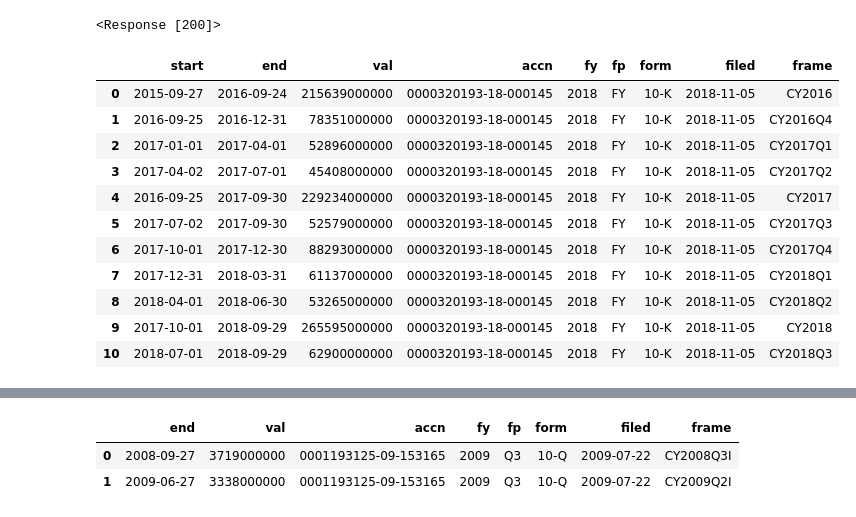
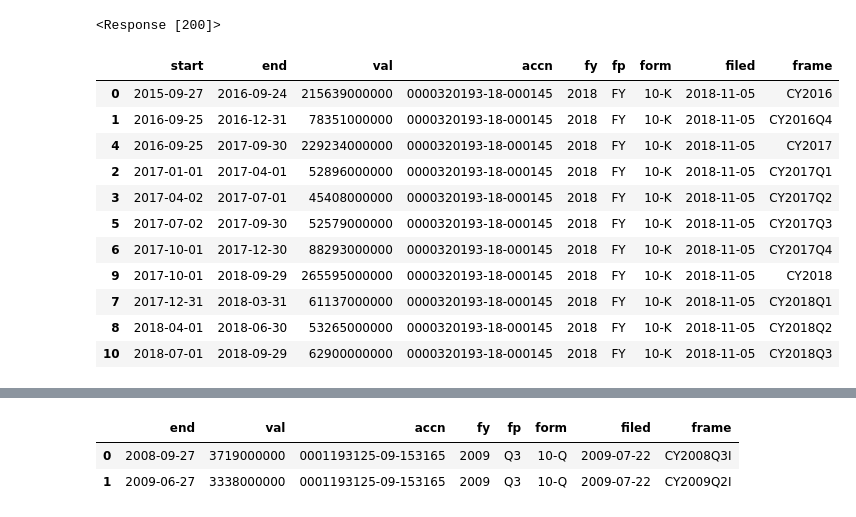
Before and after one commit to Nick2201/sec_gov_extract_info, a Jupyter notebook: sec_api/sec_api/0.ipynb, the cells around one changed output, grey strips where cells are left out. Drawn from its saved outputs; the diff is of its cells as text; code cells hidden in the pictures.

```diff
--- a/sec_api/sec_api/0.ipynb
+++ b/sec_api/sec_api/0.ipynb
@@ -167,21 +197,23 @@ companyFacts.json()['facts']['us-gaap'].keys()
 companyFacts.json()['facts']['us-gaap']['Revenues'] # this for metabase
 'label','description'
 data = companyFacts.json()['facts']['us-gaap']['Revenues']['units']['USD']
-pd.DataFrame(data)
+# data
 # companyFacts.json()['facts']['us-gaap']['Revenues']['units'].keys()
-# %% [output]
-|  | start | end | val | accn | fy | fp | form | filed | frame |
-| 0 | 2015-09-27 | 2016-09-24 | 215639000000 | 0000320193-18-000145 | 2018 | FY | 10-K | 2018-11-05 | CY2016 |
-| 1 | 2016-09-25 | 2016-12-31 | 78351000000 | 0000320193-18-000145 | 2018 | FY | 10-K | 2018-11-05 | CY2016Q4 |
-| 2 | 2017-01-01 | 2017-04-01 | 52896000000 | 0000320193-18-000145 | 2018 | FY | 10-K | 2018-11-05 | CY2017Q1 |
-| 3 | 2017-04-02 | 2017-07-01 | 45408000000 | 0000320193-18-000145 | 2018 | FY | 10-K | 2018-11-05 | CY2017Q2 |
-| 4 | 2016-09-25 | 2017-09-30 | 229234000000 | 0000320193-18-000145 | 2018 | FY | 10-K | 2018-11-05 | CY2017 |
-| 5 | 2017-07-02 | 2017-09-30 | 52579000000 | 0000320193-18-000145 | 2018 | FY | 10-K | 2018-11-05 | CY2017Q3 |
-| 6 | 2017-10-01 | 2017-12-30 | 88293000000 | 0000320193-18-000145 | 2018 | FY | 10-K | 2018-11-05 | CY2017Q4 |
-| 7 | 2017-12-31 | 2018-03-31 | 61137000000 | 0000320193-18-000145 | 2018 | FY | 10-K | 2018-11-05 | CY2018Q1 |
-| 8 | 2018-04-01 | 2018-06-30 | 53265000000 | 0000320193-18-000145 | 2018 | FY | 10-K | 2018-11-05 | CY2018Q2 |
-| 9 | 2017-10-01 | 2018-09-29 | 265595000000 | 0000320193-18-000145 | 2018 | FY | 10-K | 2018-11-05 | CY2018 |
-| 10 | 2018-07-01 | 2018-09-29 | 62900000000 | 0000320193-18-000145 | 2018 | FY | 10-K | 2018-11-05 | CY2018Q3 |
+# %%
+pd.DataFrame(data).sort_values(by="start")
+# %% [output]
+|  | start | end | val | accn | fy | fp | form | filed | frame |
+| 0 | 2015-09-27 | 2016-09-24 | 215639000000 | 0000320193-18-000145 | 2018 | FY | 10-K | 2018-11-05 | CY2016 |
+| 1 | 2016-09-25 | 2016-12-31 | 78351000000 | 0000320193-18-000145 | 2018 | FY | 10-K | 2018-11-05 | CY2016Q4 |
+| 4 | 2016-09-25 | 2017-09-30 | 229234000000 | 0000320193-18-000145 | 2018 | FY | 10-K | 2018-11-05 | CY2017 |
+| 2 | 2017-01-01 | 2017-04-01 | 52896000000 | 0000320193-18-000145 | 2018 | FY | 10-K | 2018-11-05 | CY2017Q1 |
+| 3 | 2017-04-02 | 2017-07-01 | 45408000000 | 0000320193-18-000145 | 2018 | FY | 10-K | 2018-11-05 | CY2017Q2 |
+| 5 | 2017-07-02 | 2017-09-30 | 52579000000 | 0000320193-18-000145 | 2018 | FY | 10-K | 2018-11-05 | CY2017Q3 |
+| 6 | 2017-10-01 | 2017-12-30 | 88293000000 | 0000320193-18-000145 | 2018 | FY | 10-K | 2018-11-05 | CY2017Q4 |
+| 9 | 2017-10-01 | 2018-09-29 | 265595000000 | 0000320193-18-000145 | 2018 | FY | 10-K | 2018-11-05 | CY2018 |
+| 7 | 2017-12-31 | 2018-03-31 | 61137000000 | 0000320193-18-000145 | 2018 | FY | 10-K | 2018-11-05 | CY2018Q1 |
+| 8 | 2018-04-01 | 2018-06-30 | 53265000000 | 0000320193-18-000145 | 2018 | FY | 10-K | 2018-11-05 | CY2018Q2 |
+| 10 | 2018-07-01 | 2018-09-29 | 62900000000 | 0000320193-18-000145 | 2018 | FY | 10-K | 2018-11-05 | CY2018Q3 |
 # %%
 import re
 tables_values = []
```
Also changed, not shown: parts of 11 cells of this notebook, 1 other file.
